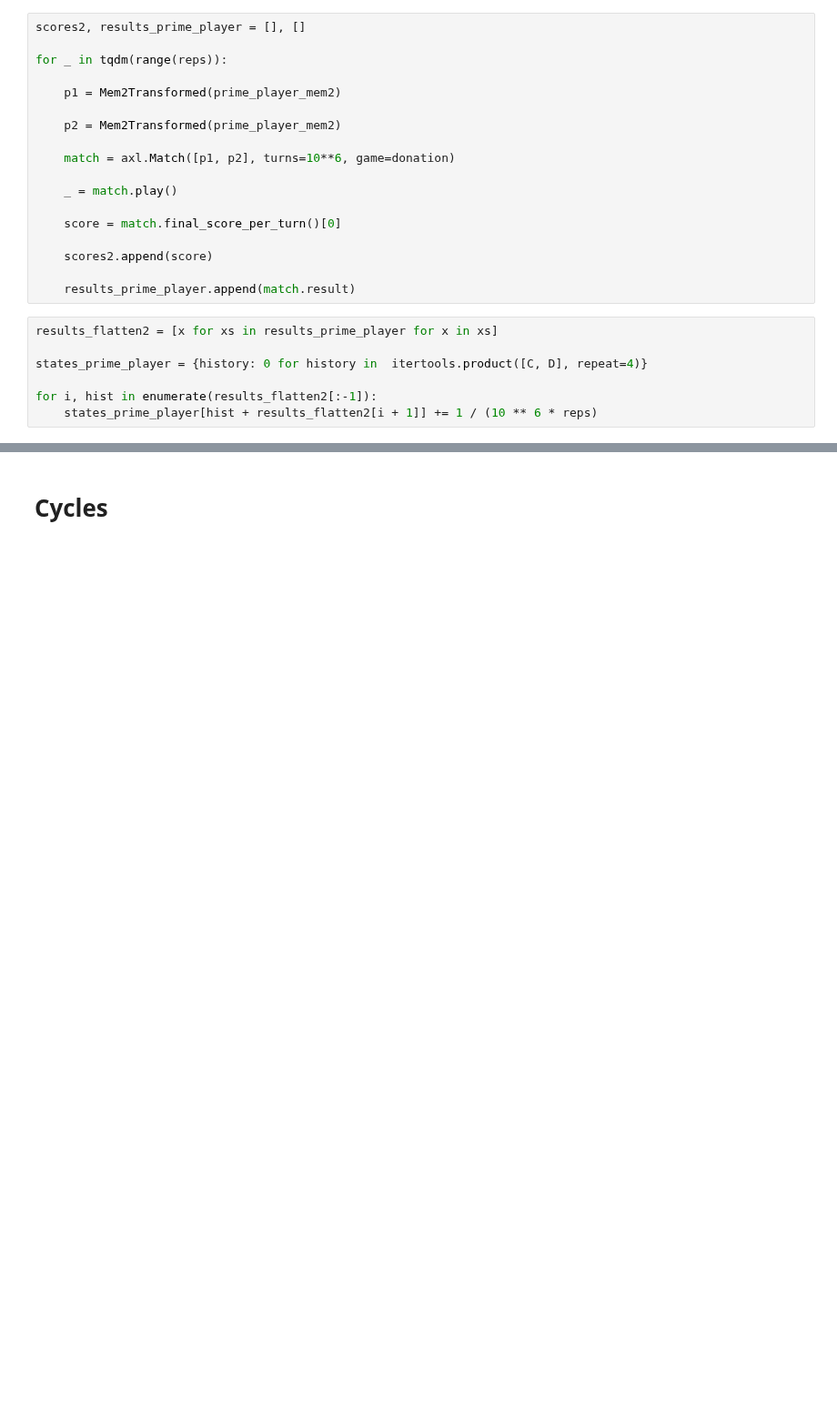
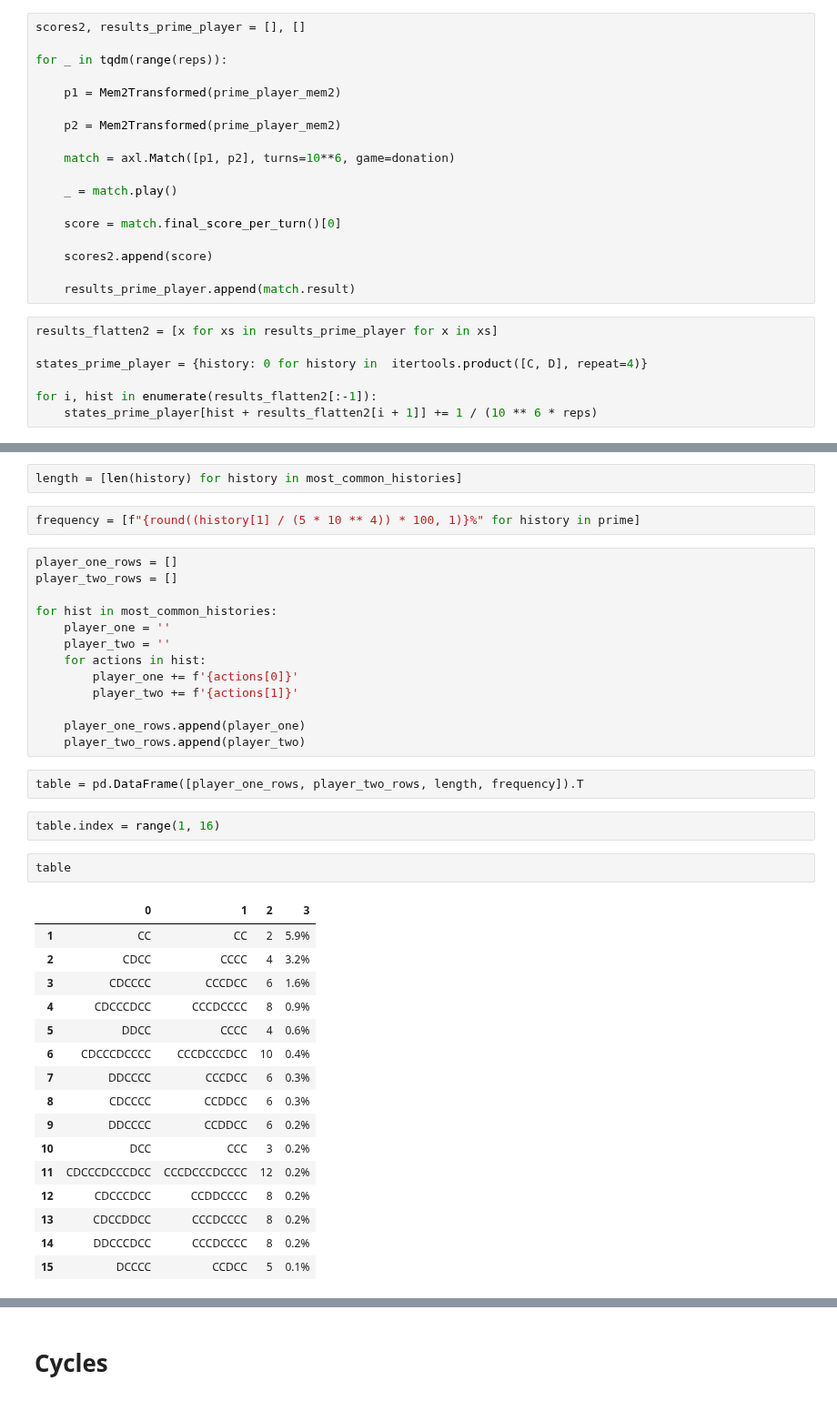
Before and after one commit to Nikoleta-v3/conditional-cooperation-with-longer-memory, a Jupyter notebook: notebooks/Payoffs.ipynb, the cells around one changed output, grey strips where cells are left out. Shown at 91% size. Saved outputs shown, nothing was run; the diff lists cells and outputs as text; blank space fills up the shorter version.

```diff
--- a/notebooks/Payoffs.ipynb
+++ b/notebooks/Payoffs.ipynb
@@ -217,0 +556,40 @@ fig.savefig("../figures/siFigReactiveTwoPayoffs.pdf", bbox_inches="tight")
+# %%
+length = [len(history) for history in most_common_histories]
+# %%
+frequency = [f"{round((history[1] / (5 * 10 ** 4)) * 100, 1)}%" for history in prime]
+# %%
+player_one_rows = []
+player_two_rows = []
+
+for hist in most_common_histories:
+    player_one = ''
+    player_two = ''
+    for actions in hist:
+        player_one += f'{actions[0]}'
+        player_two += f'{actions[1]}'
+
+    player_one_rows.append(player_one)
+    player_two_rows.append(player_two)
+# %%
+table = pd.DataFrame([player_one_rows, player_two_rows, length, frequency]).T
+# %%
+table.index = range(1, 16)
+# %%
+table
+# %% [output]
+|  | 0 | 1 | 2 | 3 |
+| 1 | CC | CC | 2 | 5.9% |
+| 2 | CDCC | CCCC | 4 | 3.2% |
+| 3 | CDCCCC | CCCDCC | 6 | 1.6% |
+| 4 | CDCCCDCC | CCCDCCCC | 8 | 0.9% |
+| 5 | DDCC | CCCC | 4 | 0.6% |
+| 6 | CDCCCDCCCC | CCCDCCCDCC | 10 | 0.4% |
+| 7 | DDCCCC | CCCDCC | 6 | 0.3% |
+| 8 | CDCCCC | CCDDCC | 6 | 0.3% |
+| 9 | DDCCCC | CCDDCC | 6 | 0.2% |
+| 10 | DCC | CCC | 3 | 0.2% |
+| 11 | CDCCCDCCCDCC | CCCDCCCDCCCC | 12 | 0.2% |
+| 12 | CDCCCDCC | CCDDCCCC | 8 | 0.2% |
+| 13 | CDCCDDCC | CCCDCCCC | 8 | 0.2% |
+| 14 | DDCCCDCC | CCCDCCCC | 8 | 0.2% |
+| 15 | DCCCC | CCDCC | 5 | 0.1% |
```
Also changed, not shown: parts of 76 cells of this notebook, 10 other files.
